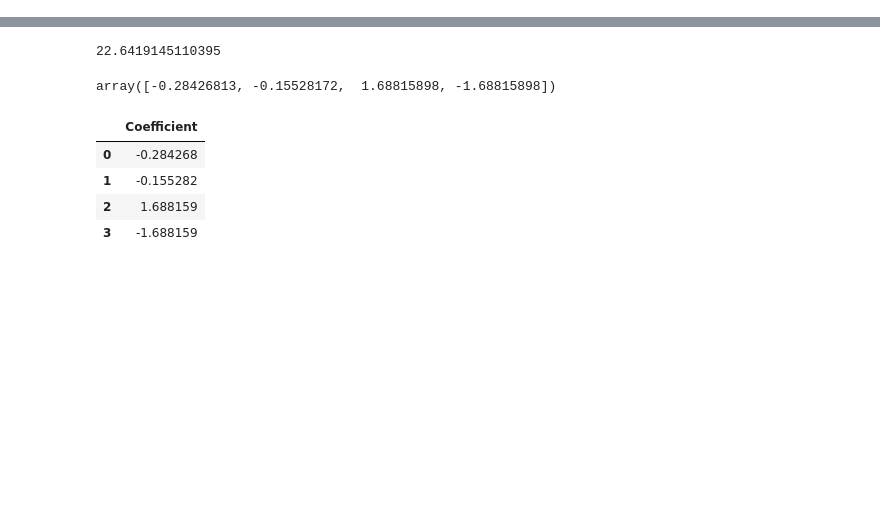
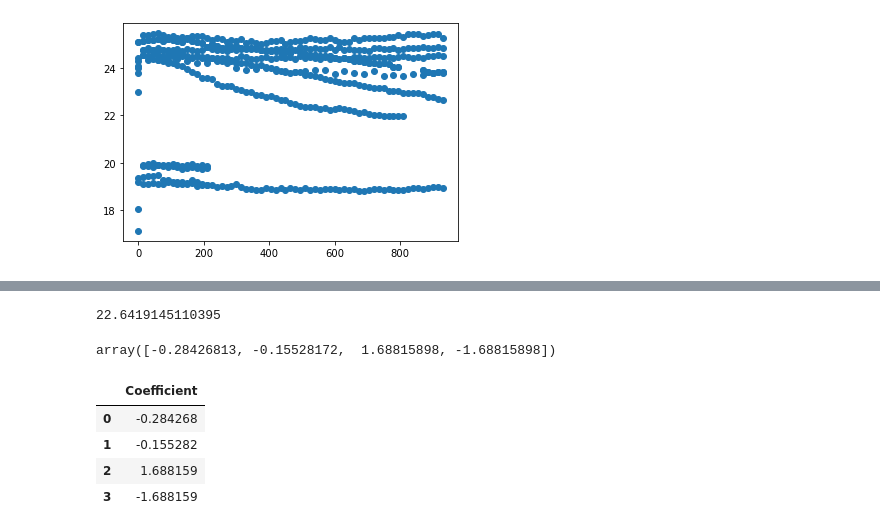
Before and after one commit to dataubc/Modeling_IFT_for_heavy_oil_emulsion, a Jupyter notebook: modeling_ift_python.ipynb, the cells around one changed output, grey strips where cells are left out. Saved outputs shown, nothing was run; the diff lists cells and outputs as text; code cells hidden in the pictures; blank space fills up the shorter version.

```diff
--- a/modeling_ift_python.ipynb
+++ b/modeling_ift_python.ipynb
@@ -46,0 +50,4 @@ ift_data.info
+# %%
+plt.scatter(ift_data['time_minutes'],ift_data['IFT']);
+# %% [output]
+[figure, added]
```
Also changed, not shown: parts of 23 cells of this notebook, 4 other files.
